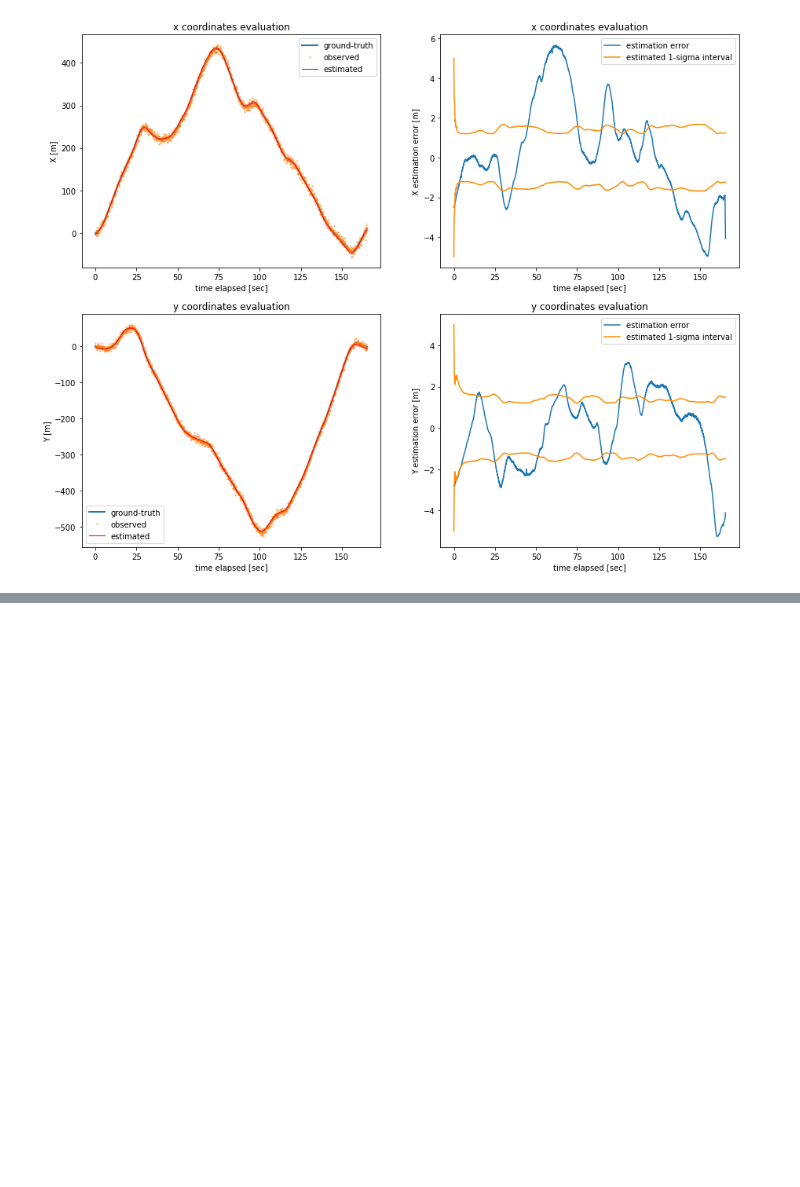
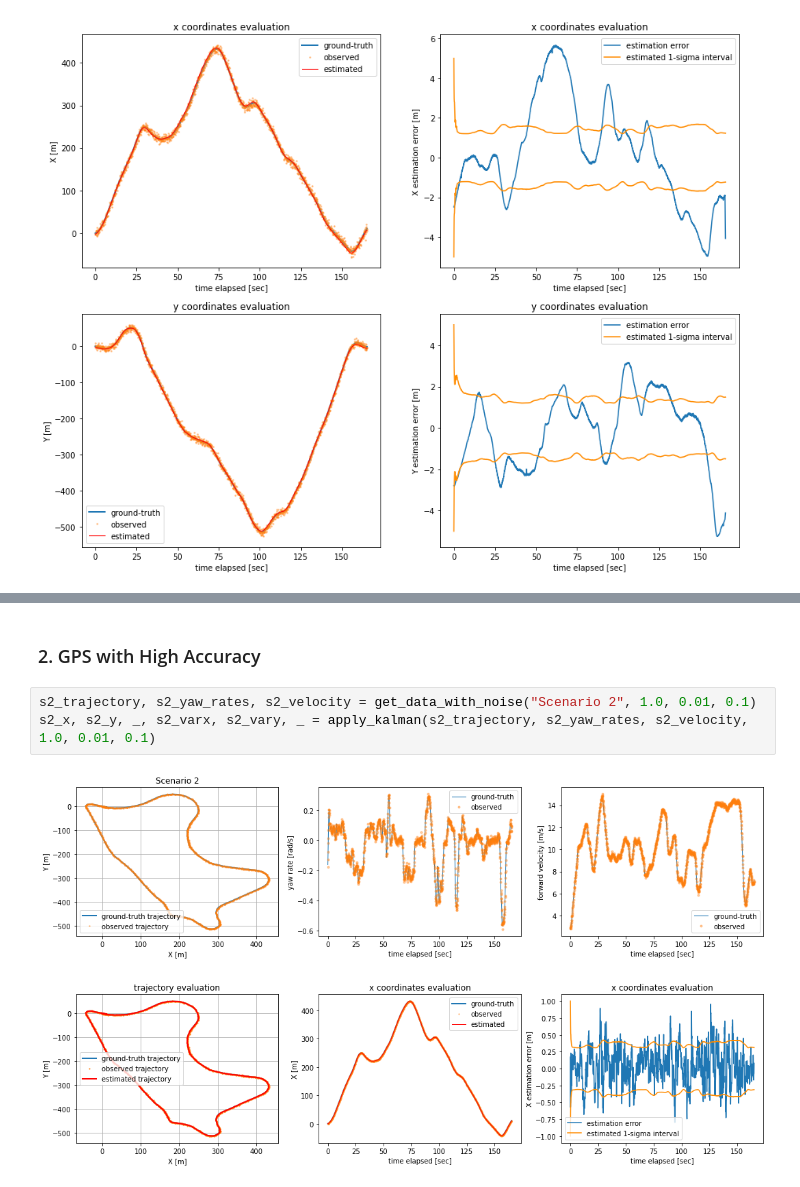
Before and after one commit to parkinkon1/kittiPub, a Jupyter notebook: Untitled.ipynb, the cells around one changed output, grey strips where cells are left out. Saved outputs shown, nothing was run; the diff lists cells and outputs as text; blank space fills up the shorter version.

```diff
--- a/Untitled.ipynb
+++ b/Untitled.ipynb
@@ -1145,0 +649,8 @@ if __name__ == '__main__':
+# %% [markdown]
+### 2. GPS with High Accuracy
+# %%
+s2_trajectory, s2_yaw_rates, s2_velocity = get_data_with_noise("Scenario 2", 1.0, 0.01, 0.1)
+s2_x, s2_y, _, s2_varx, s2_vary, _ = apply_kalman(s2_trajectory, s2_yaw_rates, s2_velocity, 1.0, 0.01, 0.1)
+# %% [output]
+[figure, added]
+[figure, added]
```
Also changed, not shown: parts of 84 cells of this notebook, 9 other files.
